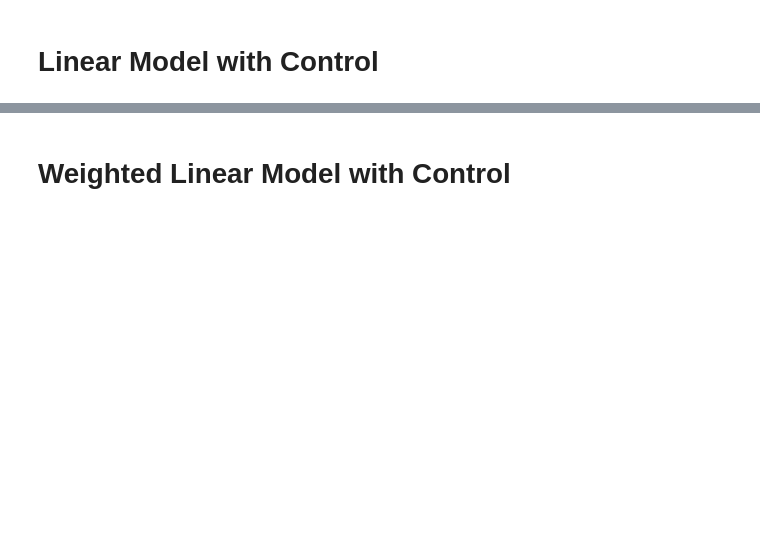
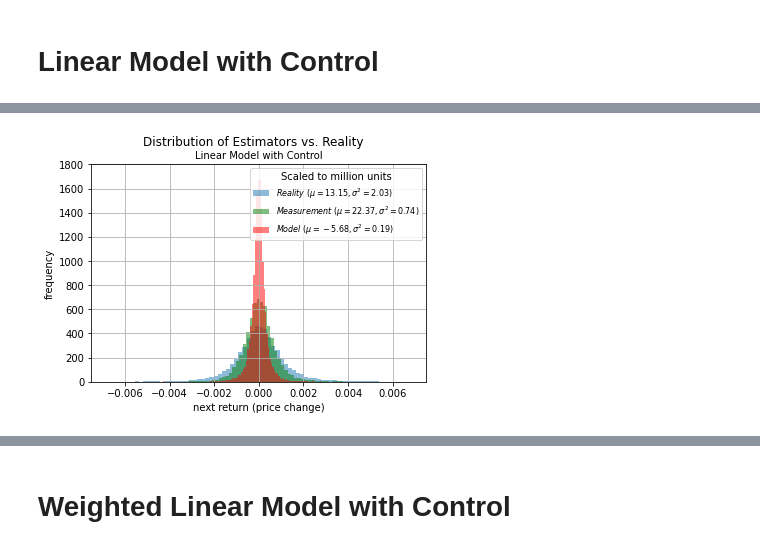
Before and after one commit to MohsenGhodrati/cvx_project_Kalman_Filter, a Jupyter notebook: Experiments.ipynb, the cells around one changed output, grey strips where cells are left out. Cells and saved outputs as stored; diff of their text form; code cells hidden in the pictures; blank space fills up the shorter version.

```diff
--- a/Experiments.ipynb
+++ b/Experiments.ipynb
@@ -632,0 +303,4 @@ plt.show()
+# %%
+plot_estimators_hist(results, title)
+# %% [output]
+[figure, added]
```
Also changed, not shown: parts of 41 cells of this notebook, 10 other files.
